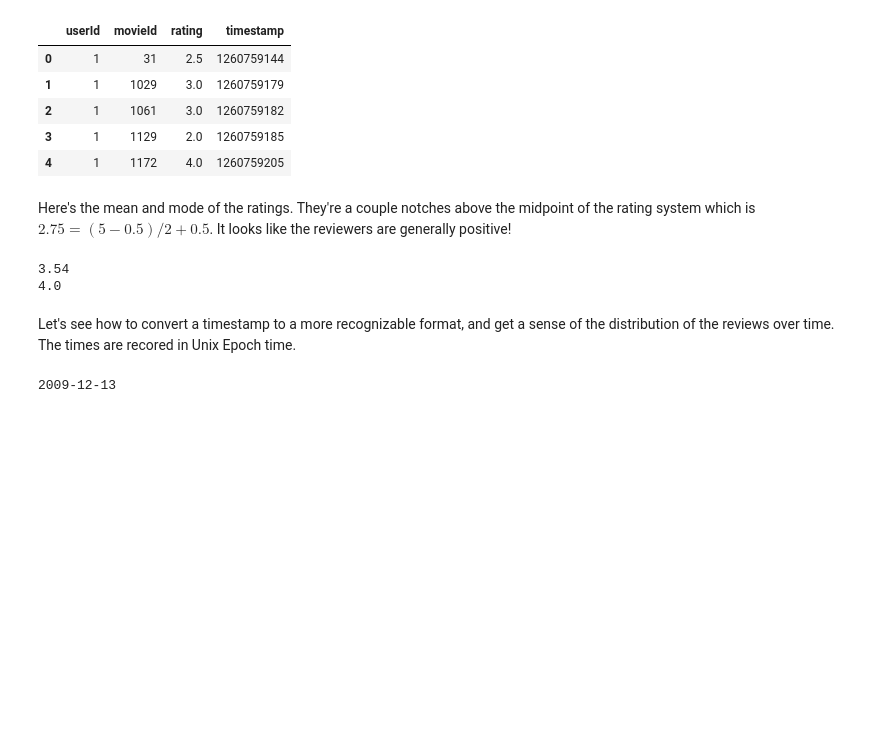
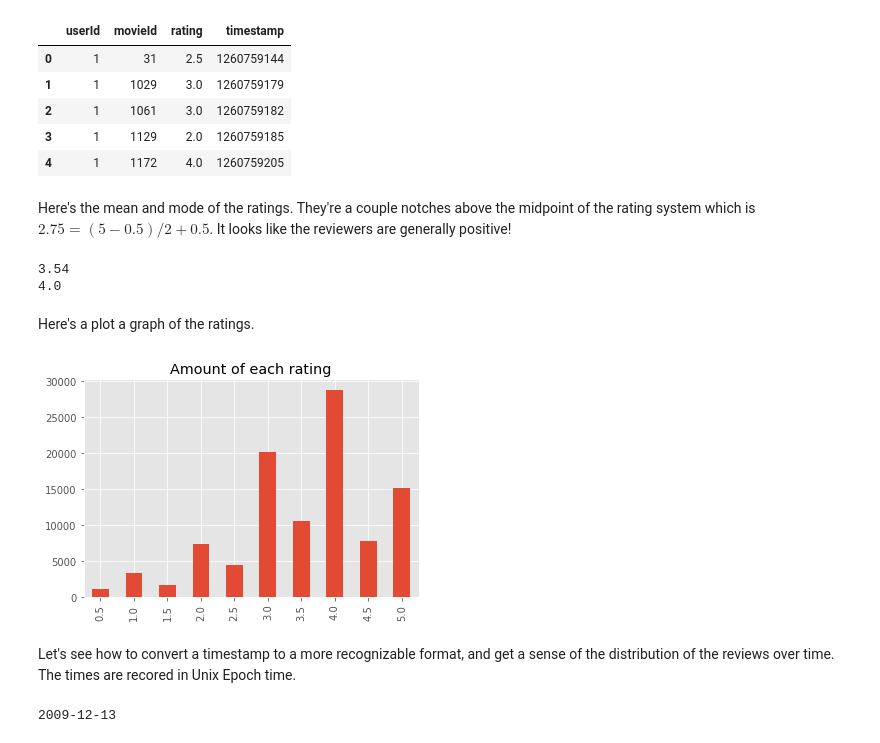
Before and after one commit to MLFontaine/data-science-side-projects, a Jupyter notebook: movielens_project/movielens_jupyter.ipynb, the cells around one changed output. Drawn from its saved outputs; the diff is of its cells as text; code cells hidden in the pictures; blank space fills up the shorter version.

```diff
--- a/movielens_project/movielens_jupyter.ipynb
+++ b/movielens_project/movielens_jupyter.ipynb
@@ -54,6 +54,17 @@ print(df_ratings['rating'].mode()[0])
 # %% [output]
 3.54
 4.0
+# %% [markdown]
+Here's a plot a graph of the ratings.
+# %%
+rating_counts = df_ratings['rating'].value_counts()
+rating_counts = rating_counts.sort_index()
+
+rating_counts.plot.bar()
+plt.title('Amount of each rating')
+plt.show()
+# %% [output]
+[figure, added]
 # %% [markdown]
 Let's see how to convert a timestamp to a more recognizable format, and get a sense of the distribution of the reviews over time. The times are recored in Unix Epoch time.
 # %%
```
Also changed, not shown: parts of 5 cells of this notebook, 24 other files.
